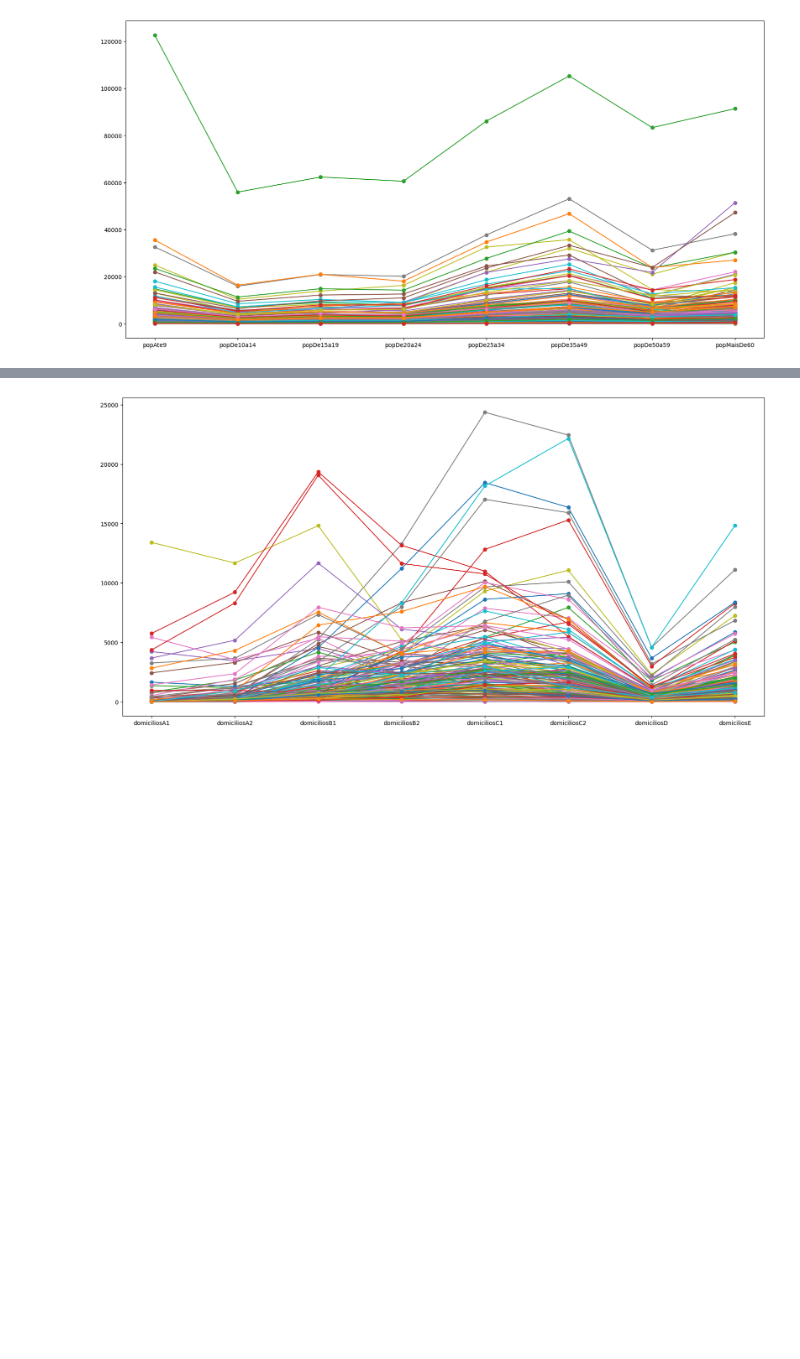
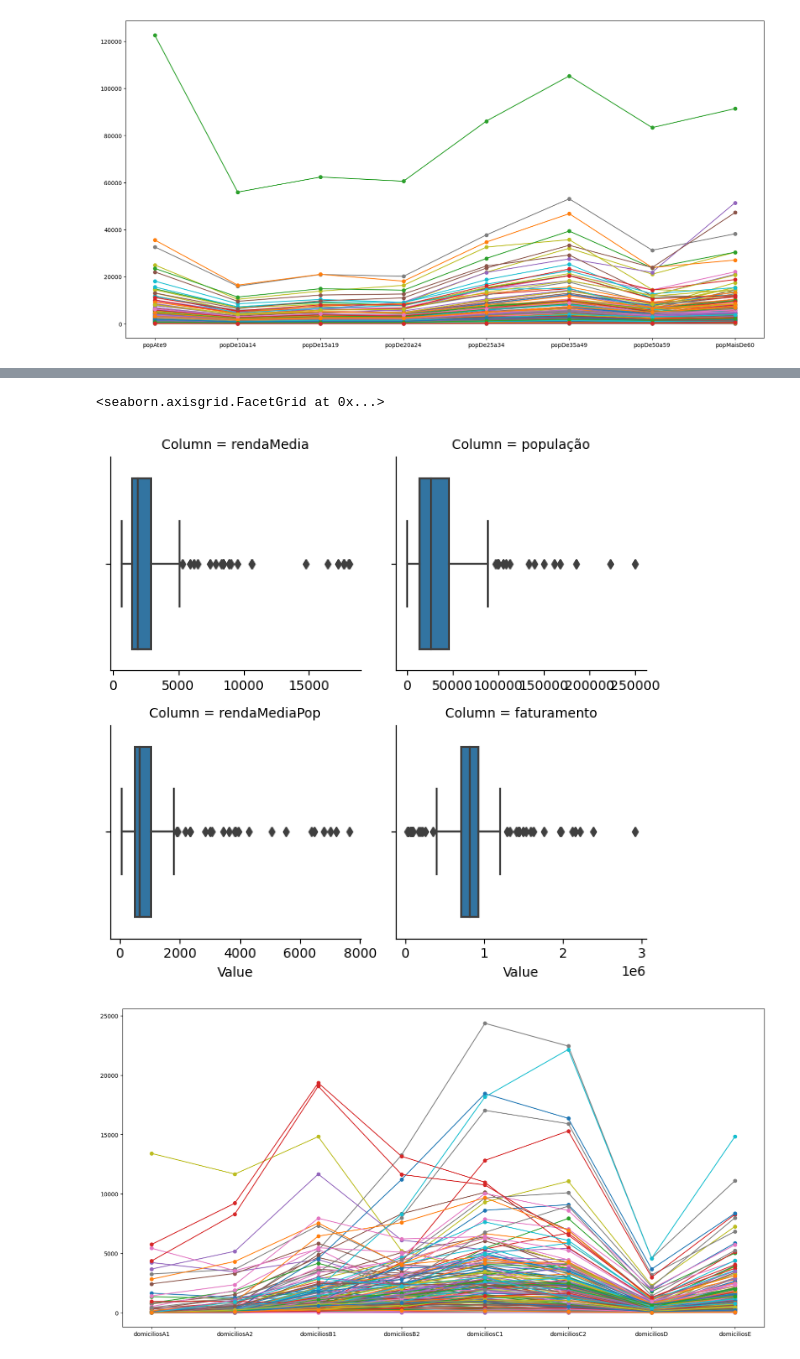
Before and after one commit to galvsoliveira/ds_geoprofit_analysis, a Jupyter notebook: Notebooks/1__exploratory_data_analysis.ipynb, the cells around one changed output, grey strips where cells are left out. Drawn from its saved outputs; the diff is of its cells as text; code cells hidden in the pictures; blank space fills up the shorter version.

```diff
--- a/Notebooks/1__exploratory_data_analysis.ipynb
+++ b/Notebooks/1__exploratory_data_analysis.ipynb
@@ -443,3 +433,16 @@ for column in ['rendaMedia','população','rendaMediaPop','faturamento']:
+# %%
+# Melt the DataFrame to create a "long" format
+columns = ['rendaMedia','população','rendaMediaPop','faturamento']
+melted_df = clean_df_rj[columns].melt(var_name='Column', value_name='Value')
+
+# Create a FacetGrid object
+g = sns.FacetGrid(melted_df, col='Column', col_wrap=2, sharex=False)
+
+# Map the boxplot function to the FacetGrid
+g.map(sns.boxplot, 'Value')
+# %% [output]
+<seaborn.axisgrid.FacetGrid at 0x...>
+[figure, added]
 # %%
 cols_to_plot = ['domiciliosA1', 'domiciliosA2', 'domiciliosB1', 'domiciliosB2', 'domiciliosC1', 'domiciliosC2','domiciliosD', 'domiciliosE']
 # Create a figure and axis
```
Also changed, not shown: parts of 6 cells of this notebook.
